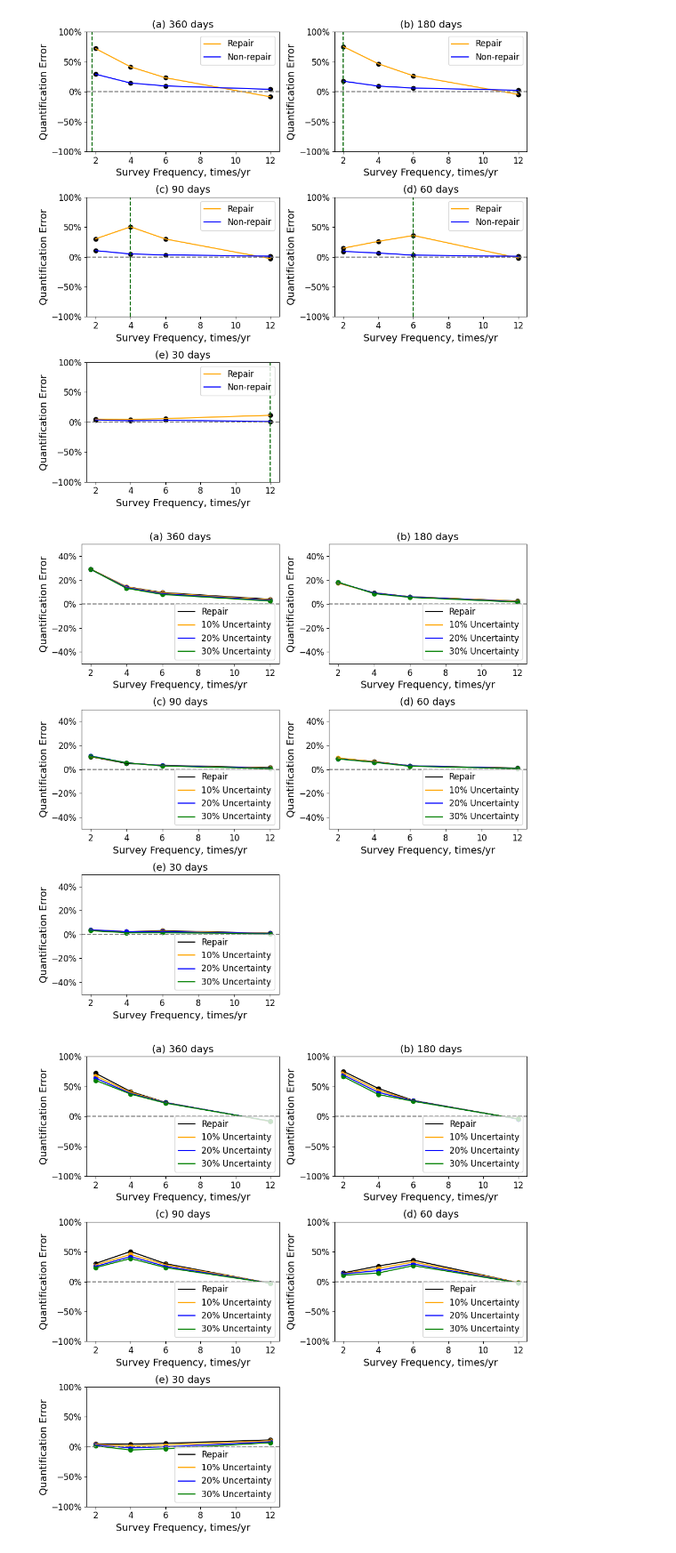
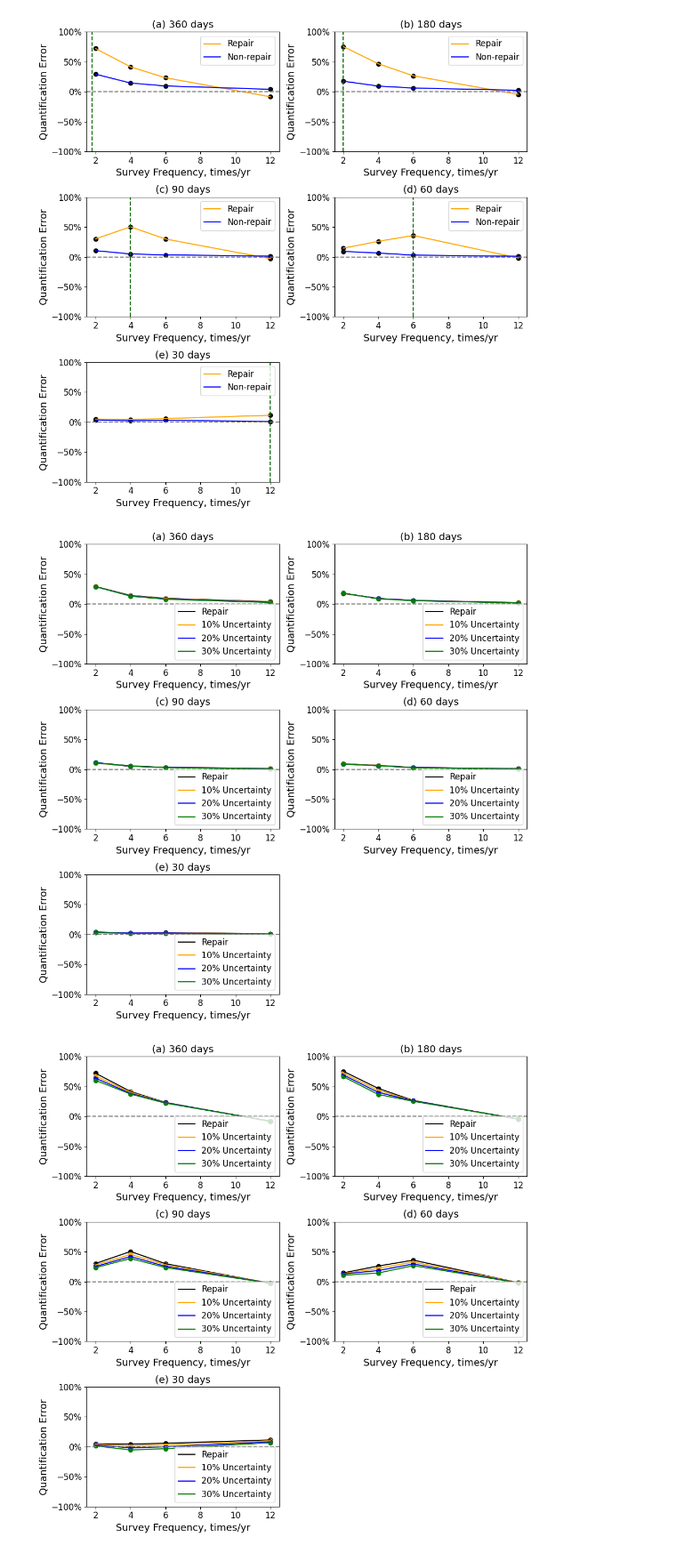
Before and after one commit to HJJJJX/Figure-Plotting, a Jupyter notebook: Published_1.ipynb, the cells around one changed output. Shown at 89% size. Cells and saved outputs as stored; diff of their text form; code cells hidden in the pictures.

```diff
--- a/Published_1.ipynb
+++ b/Published_1.ipynb
@@ -128,8 +128,8 @@ fig, axs = plt.subplots(3, 2, figsize=(10, 10))
 titles = ["(a) 360 days", "(b) 180 days", "(c) 90 days", "(d) 60 days", "(e) 30 days"]
 
 # Define common y-axis limits (for percentage)
-ylim_min = -50
-ylim_max = 50  # Adjust according to your data
+ylim_min = -100
+ylim_max = 100  # Adjust according to your data
 
 # Plot data for each subplot
 for idx in range(5):
@@ -149,34 +149,34 @@ for idx in range(5):
     ax.tick_params(axis="x", labelsize=12)
 
     lns1 = ax.plot(x_values[idx], (100 + np.array(y_values[idx])) - 100, linestyle="-", color="black", label="Repair")
     lns2 = ax.plot(x_values[idx], (100 + np.array(y_values_1[idx])) - 100, linestyle="-", color="orange", label="10% Uncertainty")
     lns3 = ax.plot(x_values[idx], (100 + np.array(y_values_2[idx])) - 100, linestyle="-", color="blue", label="20% Uncertainty")
     lns4 = ax.plot(x_values[idx], (100 + np.array(y_values_3[idx])) - 100, linestyle="-", color="green", label="30% Uncertainty")
 
     # Add red dashed line at y = 0
     ax.axhline(y=0, color='gray', linestyle='--')
 
     # Add vertical dashed line at specified x position
     # ax.axvline(x=vlines_positions[idx], color='darkgreen', linestyle='--')
 
     # Set y-axis limits for percentage
     ax.set_ylim(ylim_min, ylim_max)
     ax.set_title(titles[idx], fontsize=14)
 
     # Set percentage format for y-axis
     ax.yaxis.set_major_formatter(mtick.PercentFormatter())
     # /ax.grid(True)
 
     # Create legend for each subplot
     ax.legend(loc="lower right", fontsize=12)
 
 # Hide the empty subplot
 fig.delaxes(axs[2, 1])
 
 plt.tight_layout()
 plt.show()
 # %% [output]
-[figure, old version]
+[figure, new version]
 # %%
 #Repair
 import matplotlib.pyplot as plt
```
Also changed, not shown: parts of 1 cell of this notebook.
